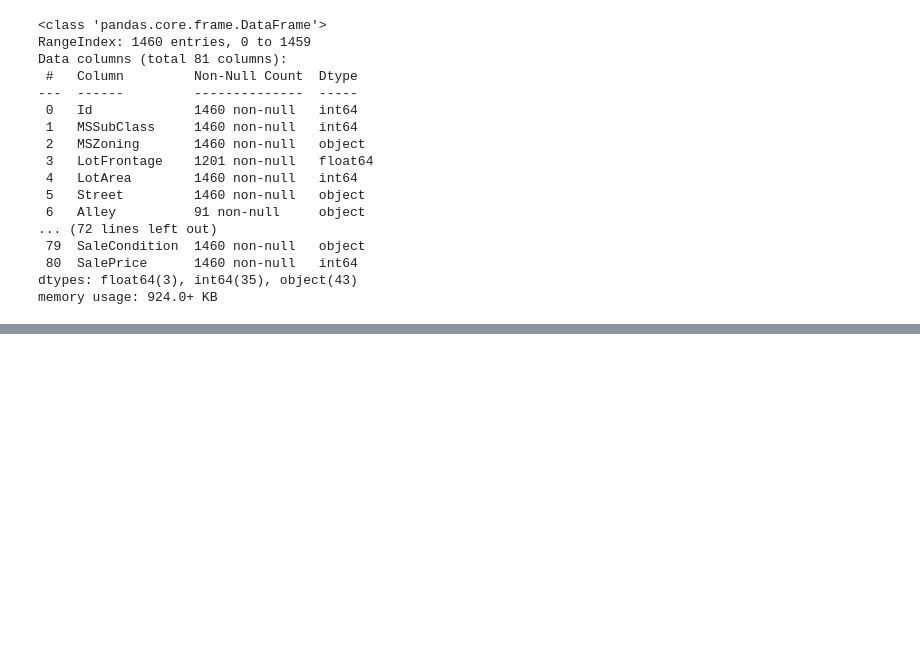
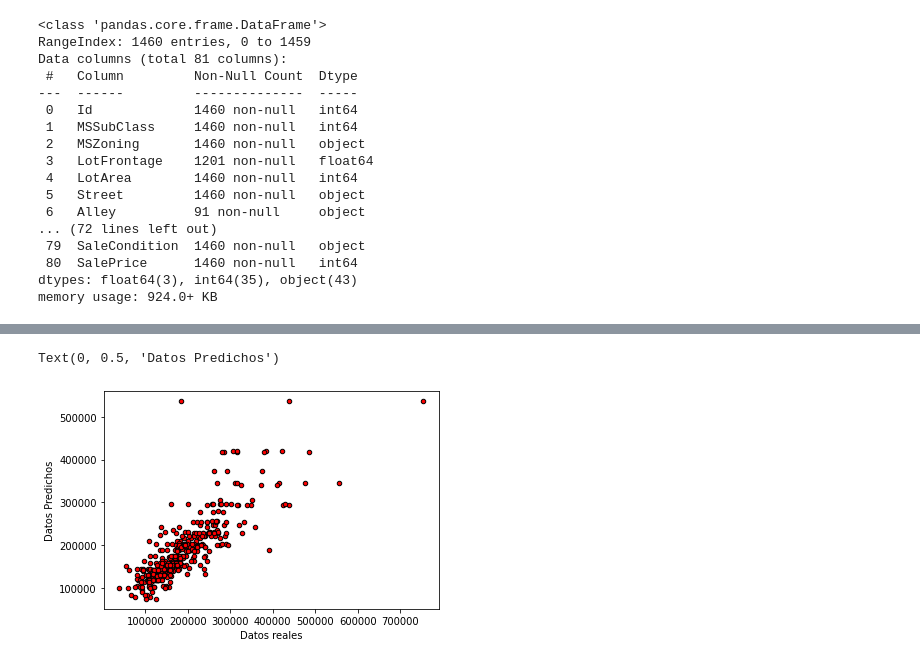
Before and after one commit to GomezIker/master-IA-ejercicios, a Jupyter notebook: Actividad1_Aprendizaje_Automatico.ipynb, the cells around one changed output, grey strips where cells are left out. Cells and saved outputs as stored; diff of their text form; code cells hidden in the pictures; blank space fills up the shorter version.

```diff
--- a/Actividad1_Aprendizaje_Automatico.ipynb
+++ b/Actividad1_Aprendizaje_Automatico.ipynb
@@ -137,8 +289,19 @@ ax.set_xticklabels(
 # %%
-# Árboles de decisión
-# Separamos el conjunto inicial en test y train
-from sklearn.model_selection import train_test_split
-x_train, y_train, x_test, y_test = train_test_split(housingData,
-                                                    housingData.SalePrice,
+  from sklearn.tree import DecisionTreeRegressor
+
+  # Encontrar los mejores parámetros para el arbol de decisión
+  dt = DecisionTreeRegressor(random_state=0)
+  dt_params = {'max_depth': np.arange(1,50,2), 'min_samples_leaf':np.arange(2,15)}
+
+  # Árboles de decisión
+  # Separamos el conjunto inicial en test y train
+  # Usamos únicamente las variables numéricas, con los nulos sustituidos por la media
+  from sklearn.model_selection import train_test_split
+  x_train, x_test, y_train, y_test = train_test_split(decodedHousingData.iloc[: , :-1],
+                                                    decodedHousingData.SalePrice,
                                                     test_size = 0.3,
                                                     random_state = 2)
+  print(x_train.shape)
+  print(y_train.shape)
+  print(x_test.shape)
+  print(y_test.shape)
@@ -154,0 +313,6 @@ print(y_test.shape)
+# %%
+from sklearn.model_selection import GridSearchCV
+
+gs_dt = GridSearchCV(dt, dt_params, cv = 3)
+gs_dt.fit(x_train, y_train)
+a = gs_dt.best_params_
@@ -154,0 +324,6 @@ print(y_test.shape)
+# %%
+dtr = DecisionTreeRegressor(max_depth = a['max_depth'], min_samples_leaf = a['min_samples_leaf'])
+# Entrenamos el modelo
+model = dtr.fit(x_train, y_train)
+# Comprobaomos las predicciones
+y_pred = model.predict(x_test)
@@ -154,0 +350,13 @@ print(y_test.shape)
+# %%
+# Mostramos la gráfica de dispersión
+plt.scatter(y_test,
+            y_pred,
+            s=20,
+            edgecolor='black',
+            c='red',
+            label='SalePrice')
+plt.xlabel("Datos reales")
+plt.ylabel("Datos Predichos")
+# %% [output]
+Text(0, 0.5, 'Datos Predichos')
+[figure, added]
```
Also changed, not shown: parts of 51 cells of this notebook.
